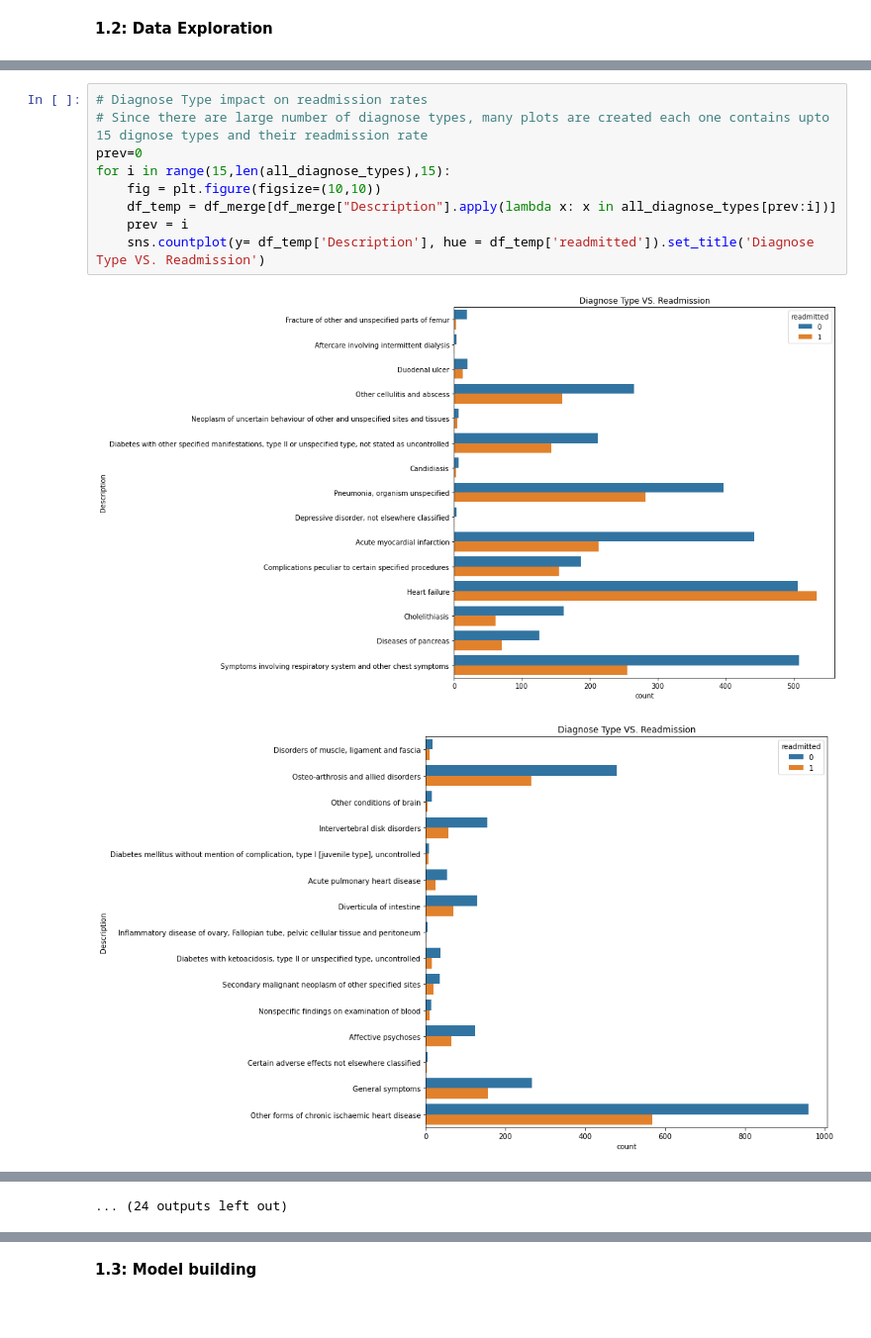
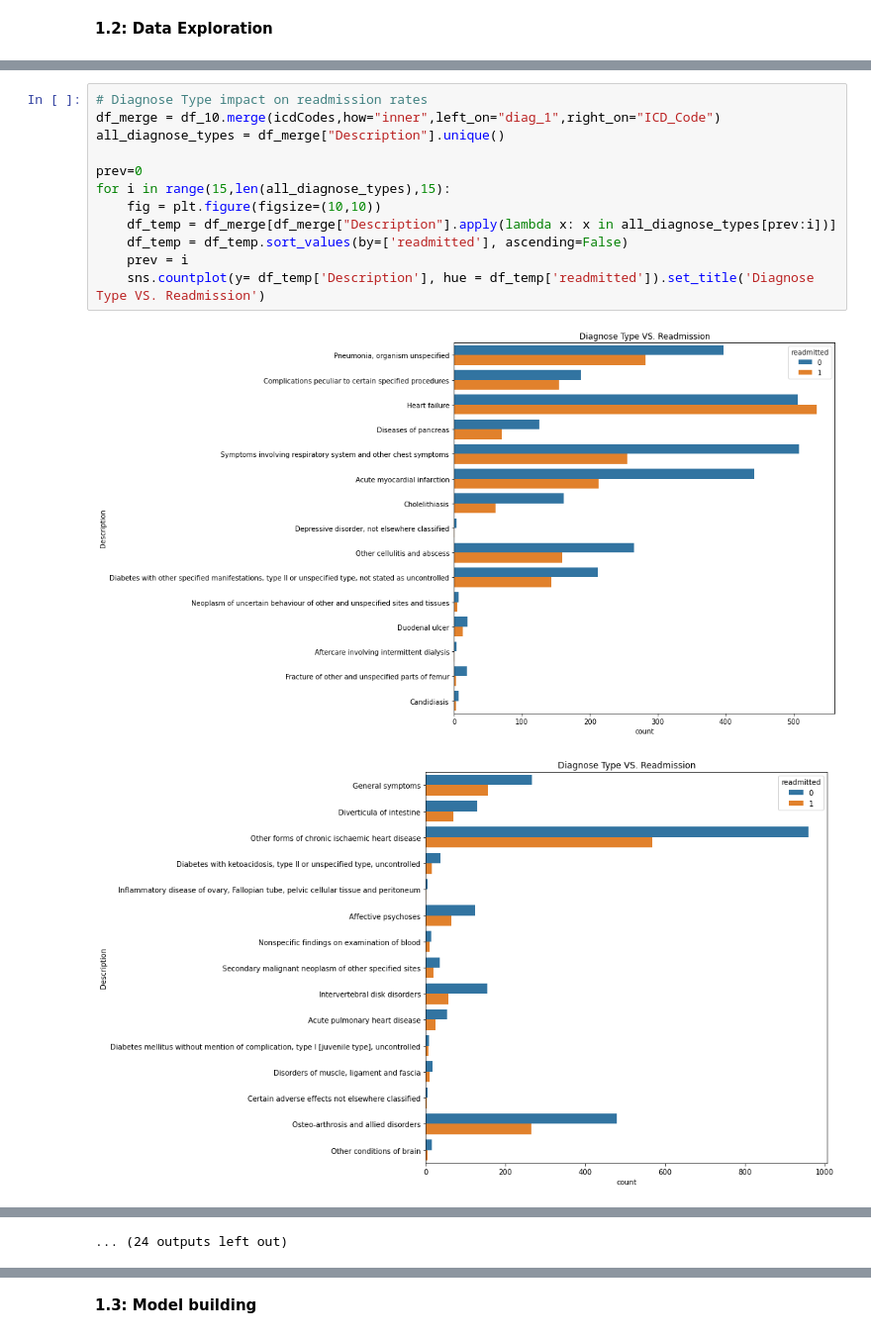
Before and after one commit to sufyaans/bigdata_cw2, a Jupyter notebook: 193_solution.ipynb, the cells around one changed output, grey strips where cells are left out. Shown at 99% size. Saved outputs shown, nothing was run; the diff lists cells and outputs as text.

```diff
--- a/193_solution.ipynb
+++ b/193_solution.ipynb
@@ -377,12 +400,15 @@ all_diagnose_types = df_merge["Description"].unique()
 # %%
 # Diagnose Type impact on readmission rates
-# Since there are large number of diagnose types, many plots are created each one contains upto 15 dignose types and their readmission rate
+df_merge = df_10.merge(icdCodes,how="inner",left_on="diag_1",right_on="ICD_Code")
+all_diagnose_types = df_merge["Description"].unique()
+
 prev=0
 for i in range(15,len(all_diagnose_types),15):
     fig = plt.figure(figsize=(10,10))
     df_temp = df_merge[df_merge["Description"].apply(lambda x: x in all_diagnose_types[prev:i])]
+    df_temp = df_temp.sort_values(by=['readmitted'], ascending=False)
     prev = i
     sns.countplot(y= df_temp['Description'], hue = df_temp['readmitted']).set_title('Diagnose Type VS. Readmission')
 # %% [output]
-[figure, old version]
+[figure, new version]
-[figure, old version]
+[figure, new version]
```
Also changed, not shown: parts of 30 cells of this notebook, 3 other files.
